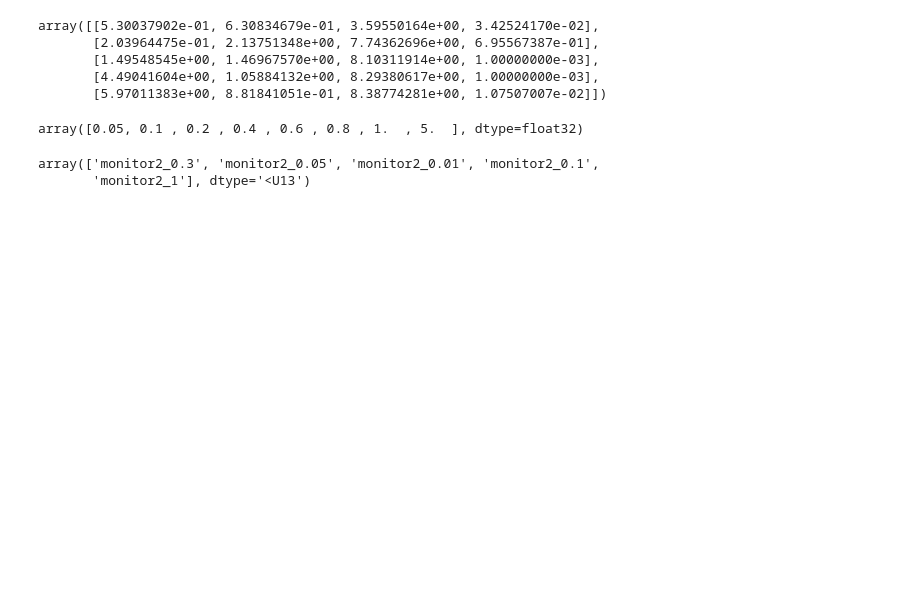
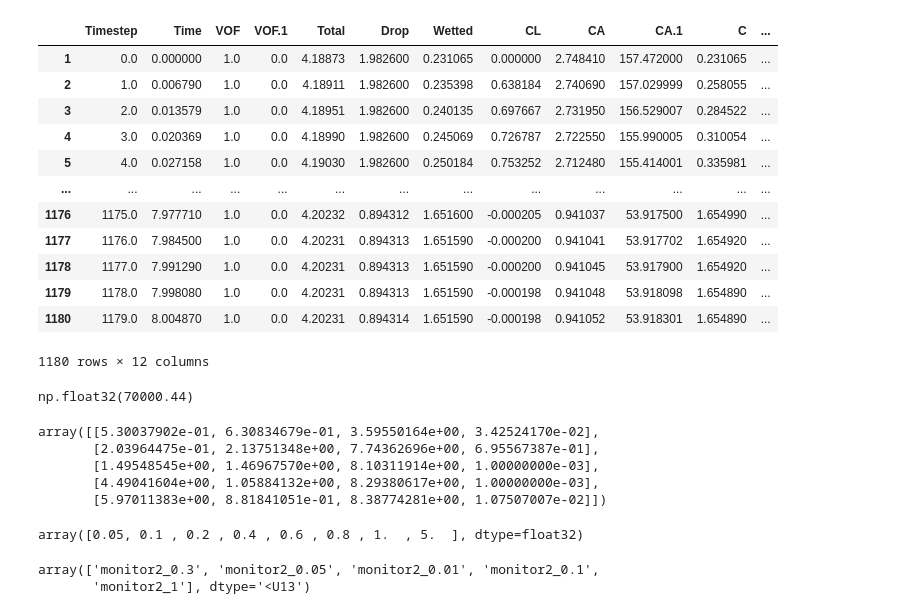
Before and after one commit to pmt58/Droplet_NGA2, a Jupyter notebook: data_analysis.ipynb, the cells around one changed output. Drawn from its saved outputs; the diff is of its cells as text; code cells hidden in the pictures; blank space fills up the shorter version.

```diff
--- a/data_analysis.ipynb
+++ b/data_analysis.ipynb
@@ -74,3 +88,23 @@ array(['data_0_0', 'data_1_0', 'data_1_1', 'data_0_1'], dtype='<U8')
+# %%
+data
+# %% [output]
+|  | Timestep | Time | VOF | VOF.1 | Total | Drop | Wetted | CL | CA | CA.1 | C | ... |
+| 1 | 0.0 | 0.000000 | 1.0 | 0.0 | 4.18873 | 1.982600 | 0.231065 | 0.000000 | 2.748410 | 157.472000 | 0.231065 | ... |
+| 2 | 1.0 | 0.006790 | 1.0 | 0.0 | 4.18911 | 1.982600 | 0.235398 | 0.638184 | 2.740690 | 157.029999 | 0.258055 | ... |
+| 3 | 2.0 | 0.013579 | 1.0 | 0.0 | 4.18951 | 1.982600 | 0.240135 | 0.697667 | 2.731950 | 156.529007 | 0.284522 | ... |
+| 4 | 3.0 | 0.020369 | 1.0 | 0.0 | 4.18990 | 1.982600 | 0.245069 | 0.726787 | 2.722550 | 155.990005 | 0.310054 | ... |
+| 5 | 4.0 | 0.027158 | 1.0 | 0.0 | 4.19030 | 1.982600 | 0.250184 | 0.753252 | 2.712480 | 155.414001 | 0.335981 | ... |
+| ... | ... | ... | ... | ... | ... | ... | ... | ... | ... | ... | ... | ... |
+| 1176 | 1175.0 | 7.977710 | 1.0 | 0.0 | 4.20232 | 0.894312 | 1.651600 | -0.000205 | 0.941037 | 53.917500 | 1.654990 | ... |
+| 1177 | 1176.0 | 7.984500 | 1.0 | 0.0 | 4.20231 | 0.894313 | 1.651590 | -0.000200 | 0.941041 | 53.917702 | 1.654920 | ... |
+| 1178 | 1177.0 | 7.991290 | 1.0 | 0.0 | 4.20231 | 0.894313 | 1.651590 | -0.000200 | 0.941045 | 53.917900 | 1.654920 | ... |
+| 1179 | 1178.0 | 7.998080 | 1.0 | 0.0 | 4.20231 | 0.894313 | 1.651590 | -0.000198 | 0.941048 | 53.918098 | 1.654890 | ... |
+| 1180 | 1179.0 | 8.004870 | 1.0 | 0.0 | 4.20231 | 0.894314 | 1.651590 | -0.000198 | 0.941052 | 53.918301 | 1.654890 | ... |
+1180 rows × 12 columns
+# %%
+np.max(ydata)
+# %% [output]
+np.float32(70000.44)
 # %%
 # K,n,Af,tau
 fit_param
```
Also changed, not shown: parts of 3 cells of this notebook, 3 other files.
